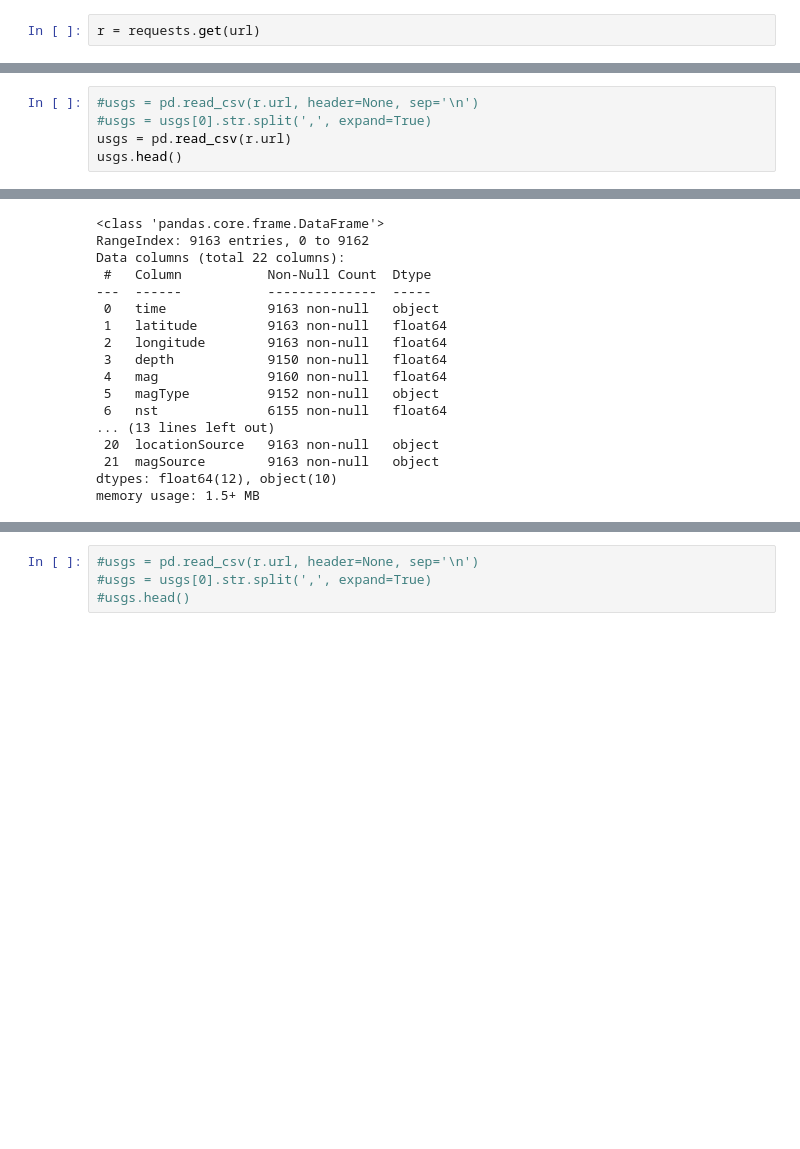
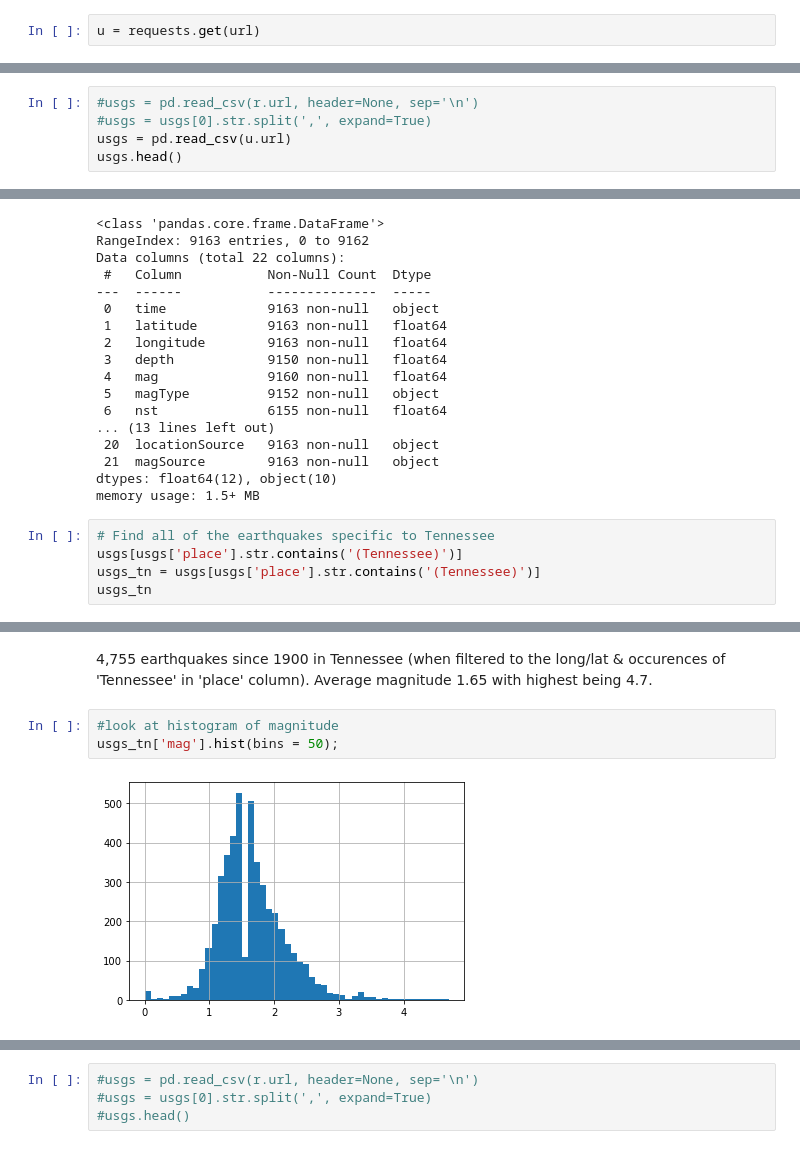
Before and after one commit to ocnrandolph/TNEG_Earthquakes, a Jupyter notebook: notebooks/usgs_api_patti.ipynb, the cells around one changed output, grey strips where cells are left out. Cells and saved outputs as stored; diff of their text form; blank space fills up the shorter version.

```diff
--- a/notebooks/usgs_api_patti.ipynb
+++ b/notebooks/usgs_api_patti.ipynb
@@ -6,5 +14,5 @@ from bs4 import BeautifulSoup
 # %%
 url = 'https://earthquake.usgs.gov/fdsnws/event/1/query?format=csv&starttime=1900-01-01&endtime=2020-10-22&minlatitude=34.9884&maxlatitude=36.6871&minlongitude=-90.3131&maxlongitude=-81.6518'
 # %%
-r = requests.get(url)
+u = requests.get(url)
 # %%
@@ -30,7 +37,7 @@ usgs = pd.read_csv(StringIO(r.text))
 # %%
 #usgs = pd.read_csv(r.url, header=None, sep='\n')
 #usgs = usgs[0].str.split(',', expand=True)
-usgs = pd.read_csv(r.url)
+usgs = pd.read_csv(u.url)
 usgs.head()
 # %% [output]
 |  | time | latitude | longitude | depth | mag | magType | nst | gap | dmin | rms | ... | ... |
@@ -70,3 +77,8 @@ Data columns (total 22 columns):
  21  magSource        9163 non-null   object
 dtypes: float64(12), object(10)
 memory usage: 1.5+ MB
+# %%
+# Find all of the earthquakes specific to Tennessee
+usgs[usgs['place'].str.contains('(Tennessee)')]
+usgs_tn = usgs[usgs['place'].str.contains('(Tennessee)')]
+usgs_tn
@@ -72,0 +111,7 @@ memory usage: 1.5+ MB
+# %% [markdown]
+4,755 earthquakes since 1900 in Tennessee (when filtered to the long/lat & occurences of 'Tennessee' in 'place' column).  Average magnitude 1.65 with highest being 4.7.
+# %%
+#look at histogram of magnitude
+usgs_tn['mag'].hist(bins = 50);
+# %% [output]
+[figure, added]
```
Also changed, not shown: parts of 17 cells of this notebook.
